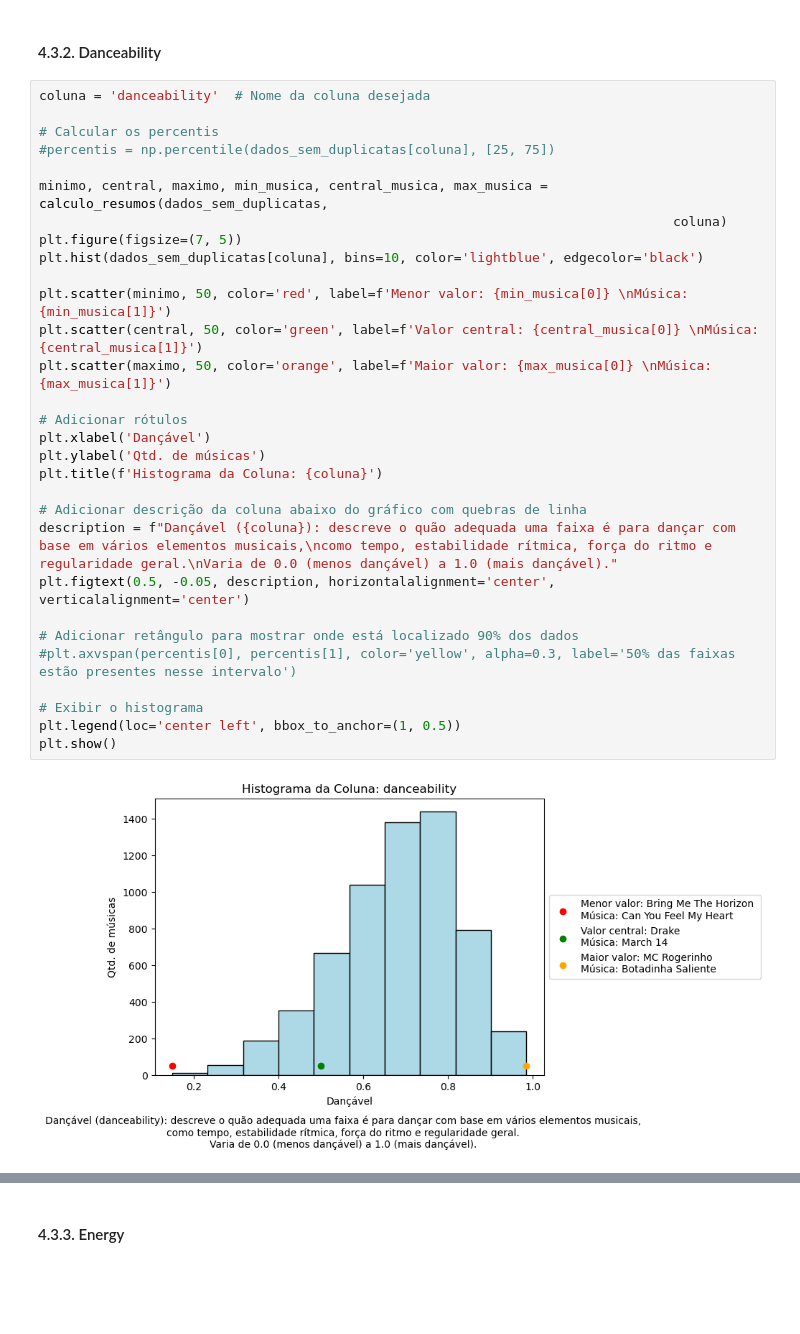
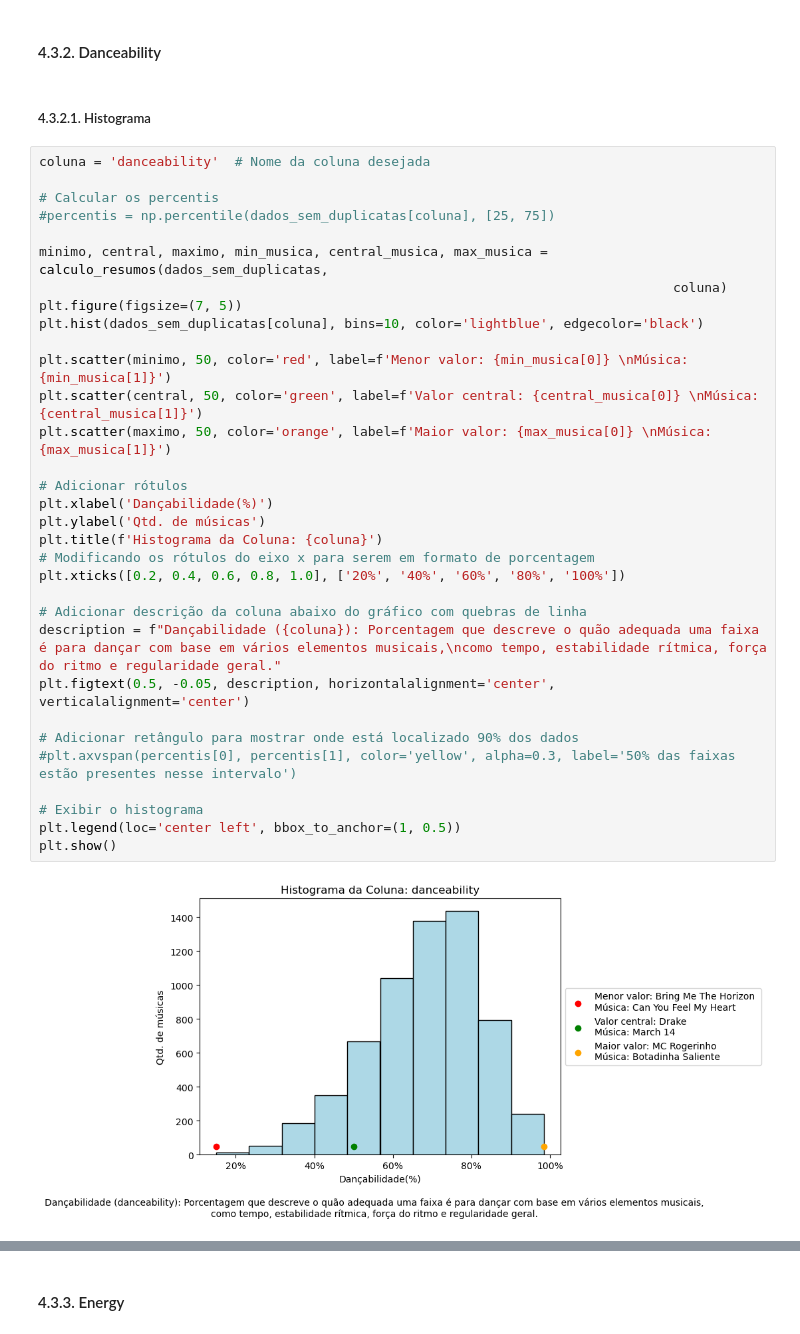
Before and after one commit to EandroC/ExplorandoPrincipaisMusicasDoSpotify, a Jupyter notebook: Analise.ipynb, the cells around one changed output, grey strips where cells are left out. Drawn from its saved outputs; the diff is of its cells as text; blank space fills up the shorter version.

```diff
--- a/Analise.ipynb
+++ b/Analise.ipynb
@@ -580,35 +580,39 @@ def calculo_resumos(data, coluna):
     return minimo, central, maximo, min_musica, central_musica, max_musica
 # %% [markdown]
 #### 4\.3\.2\. Danceability
+# %% [markdown]
+##### 4\.3\.2\.1\. Histograma
 # %%
 coluna = 'danceability'  # Nome da coluna desejada
 
 # Calcular os percentis
 #percentis = np.percentile(dados_sem_duplicatas[coluna], [25, 75])
 
 minimo, central, maximo, min_musica, central_musica, max_musica = calculo_resumos(dados_sem_duplicatas,
                                                                                  coluna)
 plt.figure(figsize=(7, 5))
 plt.hist(dados_sem_duplicatas[coluna], bins=10, color='lightblue', edgecolor='black')
 
 plt.scatter(minimo, 50, color='red', label=f'Menor valor: {min_musica[0]} \nMúsica: {min_musica[1]}')
 plt.scatter(central, 50, color='green', label=f'Valor central: {central_musica[0]} \nMúsica: {central_musica[1]}')
 plt.scatter(maximo, 50, color='orange', label=f'Maior valor: {max_musica[0]} \nMúsica: {max_musica[1]}')
 
 # Adicionar rótulos
-plt.xlabel('Dançável')
+plt.xlabel('Dançabilidade(%)')
 plt.ylabel('Qtd. de músicas')
 plt.title(f'Histograma da Coluna: {coluna}')
+# Modificando os rótulos do eixo x para serem em formato de porcentagem
+plt.xticks([0.2, 0.4, 0.6, 0.8, 1.0], ['20%', '40%', '60%', '80%', '100%'])
 
 # Adicionar descrição da coluna abaixo do gráfico com quebras de linha
-description = f"Dançável ({coluna}): descreve o quão adequada uma faixa é para dançar com base em vários elementos musicais,\ncomo tempo, estabilidade rítmica, força do ritmo e regularidade geral.\nVaria de 0.0 (menos dançável) a 1.0 (mais dançável)."
+description = f"Dançabilidade ({coluna}): Porcentagem que descreve o quão adequada uma faixa é para dançar com base em vários elementos musicais,\ncomo tempo, estabilidade rítmica, força do ritmo e regularidade geral."
 plt.figtext(0.5, -0.05, description, horizontalalignment='center', verticalalignment='center')
 
 # Adicionar retângulo para mostrar onde está localizado 90% dos dados
 #plt.axvspan(percentis[0], percentis[1], color='yellow', alpha=0.3, label='50% das faixas estão presentes nesse intervalo')
 
 # Exibir o histograma
 plt.legend(loc='center left', bbox_to_anchor=(1, 0.5))
 plt.show()
 # %% [output]
-[figure, old version]
+[figure, new version]
```
Also changed, not shown: parts of 23 cells of this notebook.
